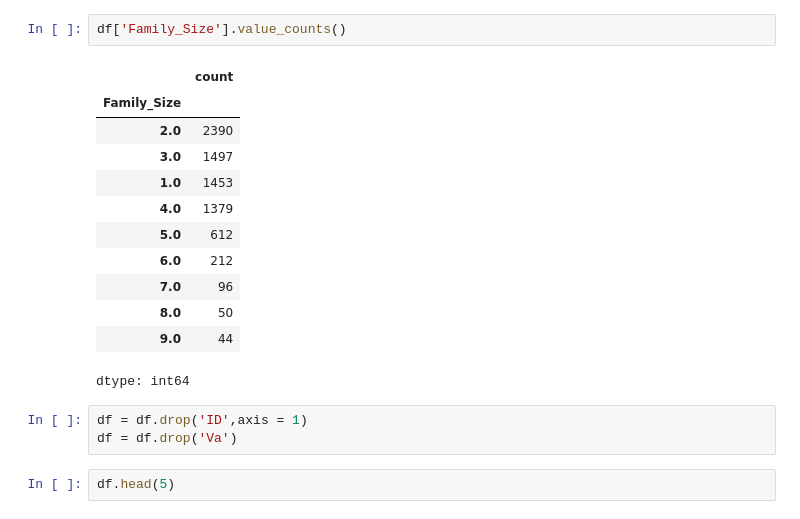
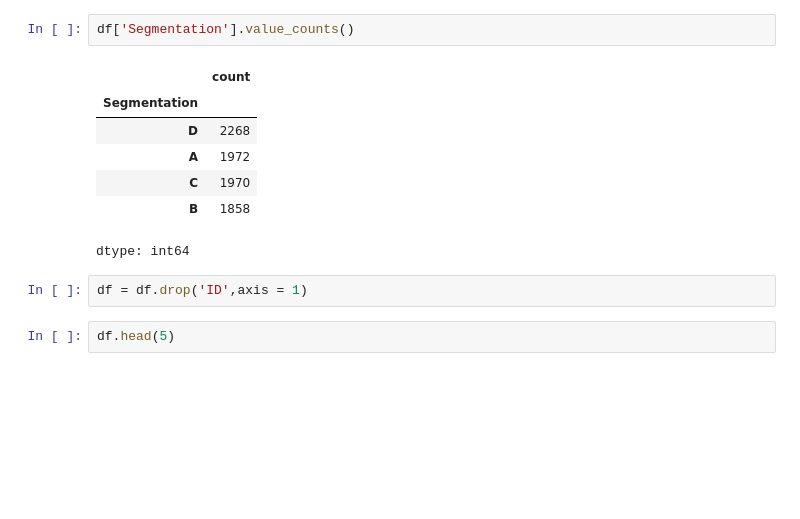
Before and after one commit to adnanahmed60222-cmd/nooha-asp, a Jupyter notebook: decision_tree_2.ipynb, the cells around one changed output. Drawn from its saved outputs; the diff is of its cells as text; blank space fills up the shorter version.

```diff
--- a/decision_tree_2.ipynb
+++ b/decision_tree_2.ipynb
@@ -23,23 +23,17 @@ df.head(20)
 | 18 | 466772 | Male | Yes | 58 | Yes | Entertainment | 1.0 | Average | ... |
 | 19 | 464291 | Female | Yes | 79 | Yes | Artist | 0.0 | High | ... |
 # %%
-df['Family_Size'].value_counts()
+df['Segmentation'].value_counts()
 # %% [output]
 |  | count |
-| Family_Size |  |
-| 2.0 | 2390 |
-| 3.0 | 1497 |
-| 1.0 | 1453 |
-| 4.0 | 1379 |
-| 5.0 | 612 |
-| 6.0 | 212 |
-| 7.0 | 96 |
-| 8.0 | 50 |
-| 9.0 | 44 |
+| Segmentation |  |
+| D | 2268 |
+| A | 1972 |
+| C | 1970 |
+| B | 1858 |
 dtype: int64
 # %%
 df = df.drop('ID',axis = 1)
-df = df.drop('Va')
 # %%
 df.head(5)
 # %% [output]
```
Also changed, not shown: parts of 5 cells of this notebook.
